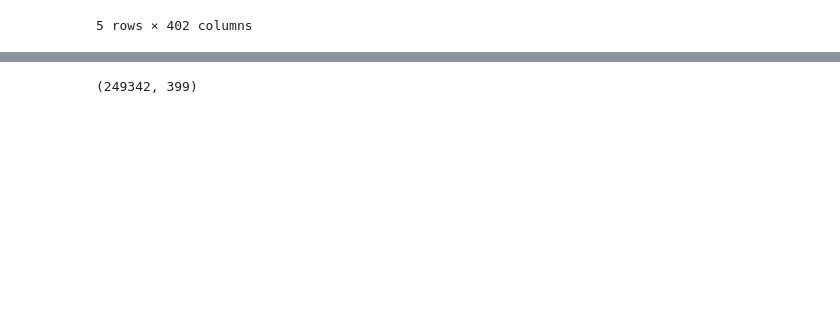
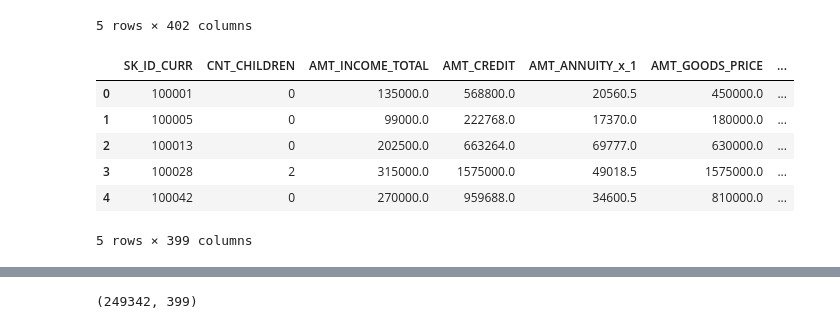
Before and after one commit to kneelagandan/spring-board-home-credit, a Jupyter notebook: Wrangling_and_Modeling/EDA_Early_moedling.ipynb, the cells around one changed output, grey strips where cells are left out. Saved outputs shown, nothing was run; the diff lists cells and outputs as text; code cells hidden in the pictures; blank space fills up the shorter version.

```diff
--- a/Wrangling_and_Modeling/EDA_Early_moedling.ipynb
+++ b/Wrangling_and_Modeling/EDA_Early_moedling.ipynb
@@ -9,6 +9,8 @@ import seaborn as sns
 sns.set()
 # %%
 application_train = pd.read_csv('application_train_merged.csv', index_col=None, engine='python')
+# %%
+application_test = pd.read_csv('application_test_merged.csv', index_col=None, engine='python')
 # %%
 application_train.head()
 # %% [output]
@@ -97,6 +133,11 @@ print(np.sum(application_train['DAYS_EMPLOYED'] > 0)/len(application_train['DAYS
 mask = application_train.DAYS_EMPLOYED > 0
 column_name = 'DAYS_EMPLOYED'
 application_train.loc[mask, column_name] = 0
+
+#test
+mask = application_test.DAYS_EMPLOYED > 0
+column_name = 'DAYS_EMPLOYED'
+application_test.loc[mask, column_name] = 0
 # %%
 (application_train['DAYS_EMPLOYED'] / -365).describe()
 # std of 6.4 years makes much more sense
@@ -146,6 +199,8 @@ plt.xlabel('Amount of Loan'); plt.ylabel('Density'); plt.title('Distribution of
 #New Variable for ration of loan to the income
 #assumption here is that this ratio demonstrated the strain of the loan
 application_train['Loan_Income_Ratio'] = application_train['AMT_CREDIT'] / application_train['AMT_INCOME_TOTAL']
+application_test['Loan_Income_Ratio'] = application_test['AMT_CREDIT'] / application_test['AMT_INCOME_TOTAL']
+
 
 plt.figure(figsize = (10, 8))
 
@@ -289,6 +348,54 @@ application_train.head()
 | 3 | 100007 | 0 | 0 | 121500.0 | 513000.0 | 21865.5 | 513000.0 | ... |
 | 4 | 100008 | 0 | 0 | 99000.0 | 490495.5 | 27517.5 | 454500.0 | ... |
 5 rows × 402 columns
+# %%
+# Transforming categorical variable into Dummies
+
+application_test = application_test.join(pd.get_dummies(application_test.NAME_HOUSING_TYPE))\
+.drop("NAME_HOUSING_TYPE", axis=1)
+
+application_test = application_test.join(pd.get_dummies(application_test.NAME_FAMILY_STATUS))\
+.drop("NAME_FAMILY_STATUS", axis=1)
+
+application_test = application_test.join(pd.get_dummies(application_test.WEEKDAY_APPR_PROCESS_START))\
+.drop("WEEKDAY_APPR_PROCESS_START", axis=1)
+
+application_test = application_test.join(pd.get_dummies(application_test.FLAG_OWN_REALTY))\
+.drop("FLAG_OWN_REALTY", axis=1)
+
+application_test = application_test.join(pd.get_dummies(application_test.OCCUPATION_TYPE))\
+.drop("OCCUPATION_TYPE", axis=1)
+
+application_test = application_test.join(pd.get_dummies(application_test.NAME_TYPE_SUITE))\
+.drop("NAME_TYPE_SUITE", axis=1)
+
+application_test = application_test.join(pd.get_dummies(application_test.CODE_GENDER))\
+.drop("CODE_GENDER", axis=1)
+
+application_test = application_test.join(pd.get_dummies(application_test.NAME_INCOME_TYPE), lsuffix='_x')\
+.drop("NAME_INCOME_TYPE", axis=1)
+
+application_test = application_test.join(pd.get_dummies(application_test.NAME_EDUCATION_TYPE))\
+.drop("NAME_EDUCATION_TYPE", axis=1)
+
+application_test = application_test.join(pd.get_dummies(application_test.ORGANIZATION_TYPE), lsuffix='_x')\
+.drop("ORGANIZATION_TYPE", axis=1)
+
+application_test = application_test.join(pd.get_dummies(application_test.NAME_CONTRACT_TYPE))\
+.drop("NAME_CONTRACT_TYPE", axis=1)
+
+application_test = application_test.join(pd.get_dummies(application_test.FLAG_OWN_CAR), lsuffix='_x')\
+.drop("FLAG_OWN_CAR", axis=1)
+
+application_test.head()
+# %% [output]
+|  | SK_ID_CURR | CNT_CHILDREN | AMT_INCOME_TOTAL | AMT_CREDIT | AMT_ANNUITY_x_1 | AMT_GOODS_PRICE | ... |
+| 0 | 100001 | 0 | 135000.0 | 568800.0 | 20560.5 | 450000.0 | ... |
+| 1 | 100005 | 0 | 99000.0 | 222768.0 | 17370.0 | 180000.0 | ... |
+| 2 | 100013 | 0 | 202500.0 | 663264.0 | 69777.0 | 630000.0 | ... |
+| 3 | 100028 | 2 | 315000.0 | 1575000.0 | 49018.5 | 1575000.0 | ... |
+| 4 | 100042 | 0 | 270000.0 | 959688.0 | 34600.5 | 810000.0 | ... |
+5 rows × 399 columns
 # %%
 pd.options.display.max_columns = None
 application_train.describe()
```
Also changed, not shown: parts of 79 cells of this notebook, 1 other file.
